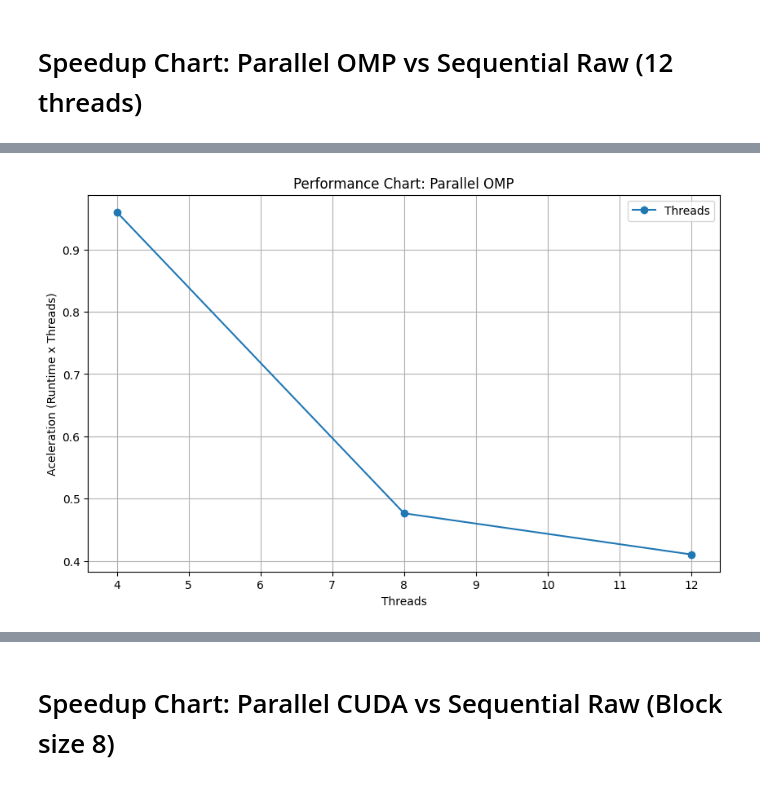
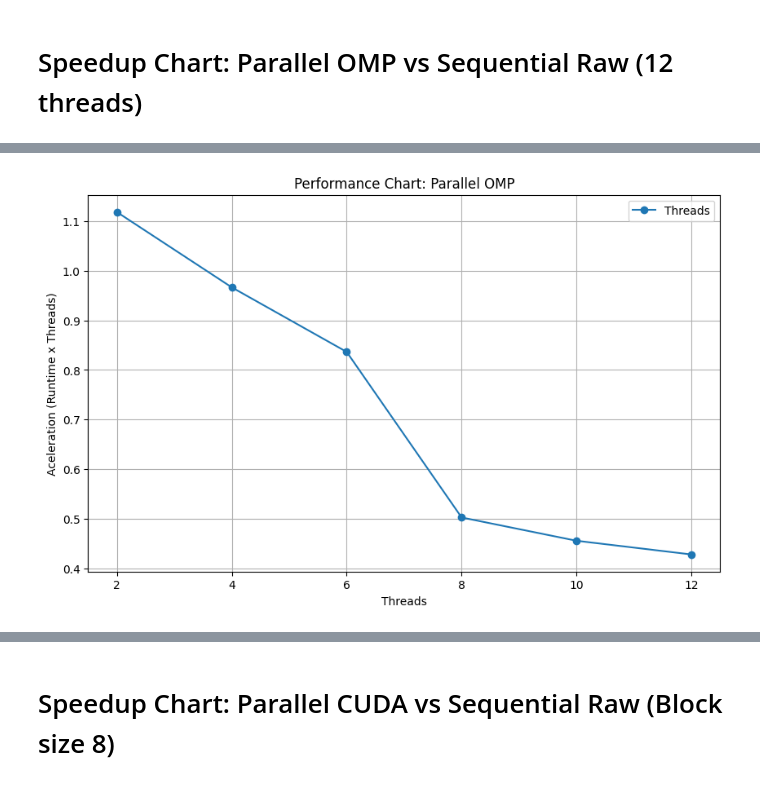
Before and after one commit to masterkey-07/pcd-simulation, a Jupyter notebook: analysis/graphs.ipynb, the cells around one changed output, grey strips where cells are left out. Drawn from its saved outputs; the diff is of its cells as text; code cells hidden in the pictures.

```diff
--- a/analysis/graphs.ipynb
+++ b/analysis/graphs.ipynb
@@ -6,6 +6,8 @@ import seaborn as sns
 # Load the data
 def load_and_average_on_keys(file, keys):
     df = pd.read_csv(file)
+
+
 
     df = df.groupby(keys, as_index=False).mean()
 
@@ -18,7 +20,8 @@ files = {
     "sequencial_raw": "sequencial_raw.csv",
     "sequencial": "sequencial.csv",
     "parallel_omp": "parallel-omp.csv",
-    "parallel_cuda": "parallel-cuda.csv"
+    "parallel_cuda": "parallel-cuda.csv",
+    "parallel_mpi": "parallel-mpi.csv"
 }
 
 # Load dataframes
@@ -26,6 +29,7 @@ seq_raw = load_and_average_on_keys(files["sequencial_raw"], ["grid_size","iterat
 seq_opt = load_and_average_on_keys(files["sequencial"], ["grid_size","iterations"])
 parallel_omp = load_and_average_on_keys(files["parallel_omp"], ["grid_size","iterations", "thread"])
 parallel_cuda = load_and_average_on_keys(files["parallel_cuda"], ["grid_size","iterations", "block_size"])
+parallel_mpi = load_and_average_on_keys(files["parallel_mpi"], ["grid_size","iterations", "processes"])
 # %% [markdown]
 # Speedup Chart: Sequential Raw vs Sequential Optimized
 # %%
@@ -47,16 +51,16 @@ plt.show()
 # %% [markdown]
 # Speedup Chart: Parallel OMP vs Sequential Raw (12 threads)
 # %%
-omp_12_threads = parallel_omp[parallel_omp["thread"] == 12]
+mpi_12_threads = parallel_omp[parallel_omp["thread"] == 12]
 
 plt.figure(figsize=(10, 6))
 
-for grid_size in omp_12_threads["grid_size"].unique():
+for grid_size in mpi_12_threads["grid_size"].unique():
 
-    omp_subset = omp_12_threads[omp_12_threads["grid_size"] == grid_size].reset_index()
+    mpi_subset = mpi_12_threads[mpi_12_threads["grid_size"] == grid_size].reset_index()
     raw_subset = seq_raw[seq_raw["grid_size"] == grid_size].reset_index()
 
-    plt.plot(omp_subset["iterations"], raw_subset["runtime"] / omp_subset["runtime"], label=f"Grid Size {grid_size}", marker='o')
+    plt.plot(mpi_subset["iterations"], raw_subset["runtime"] / mpi_subset["runtime"], label=f"Grid Size {grid_size}", marker='o')
 
 plt.xlabel("Iterações")
 plt.ylabel("Speedup")
@@ -70,0 +75,18 @@ plt.show()
+# %%
+mpi_12_threads = parallel_mpi[parallel_mpi["processes"] == 6]
+
+plt.figure(figsize=(10, 6))
+
+for grid_size in mpi_12_threads["grid_size"].unique():
+
+    mpi_subset = mpi_12_threads[mpi_12_threads["grid_size"] == grid_size].reset_index()
+    raw_subset = seq_raw[seq_raw["grid_size"] == grid_size].reset_index()
+
+    plt.plot(mpi_subset["iterations"], raw_subset["runtime"] / mpi_subset["runtime"], label=f"Grid Size {grid_size}", marker='o')
+
+plt.xlabel("Iterações")
+plt.ylabel("Speedup")
+plt.title("Gráfico de Speedup: Paralelizado OpenMPI (6 threads) vs Algoritmo Base")
+plt.grid()
+plt.legend()
+plt.show()
@@ -71,27 +95,27 @@ plt.show()
 # %%
 plt.figure(figsize=(10, 6))
 
 data = parallel_omp[parallel_omp['grid_size'] == 6000].reset_index()
 raw_subset = seq_raw[seq_raw["grid_size"] == 6000].reset_index()
 
 average = []
 
 for threads in data["thread"].unique():
-    omp_subset = data[data["thread"] == threads].reset_index()
+    mpi_subset = data[data["thread"] == threads].reset_index()
 
-    speedup =  raw_subset["runtime"] / omp_subset["runtime"]
+    speedup =  raw_subset["runtime"] / mpi_subset["runtime"]
 
     performance:pd.Series = speedup / threads
 
     average.append(performance.mean())
 
-plt.plot([4, 8, 12], average, label=f"Threads", marker='o')
+plt.plot(data['thread'].unique(), average, label=f"Threads", marker='o')
 
 plt.xlabel("Threads")
 plt.ylabel("Aceleration (Runtime x Threads)")
 plt.title("Performance Chart: Parallel OMP")
 plt.legend()
 plt.grid()
 plt.show()
 # %% [output]
-[figure, old version]
+[figure, new version]
```
Also changed, not shown: parts of 9 cells of this notebook, 6 other files.
